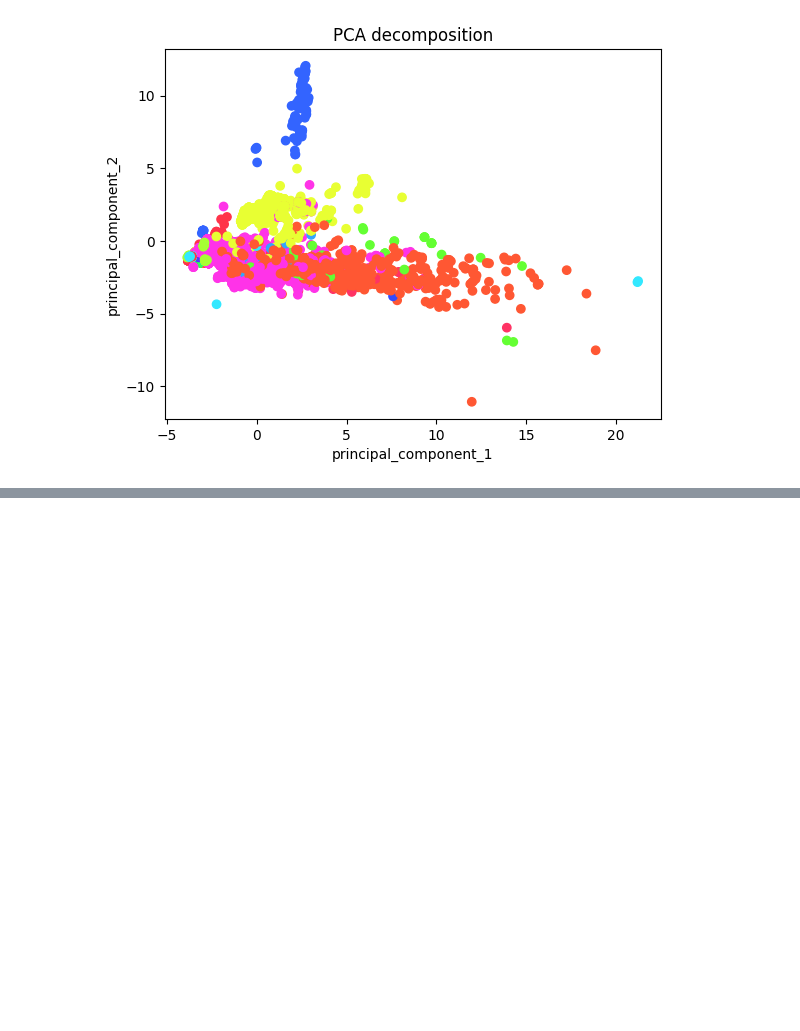
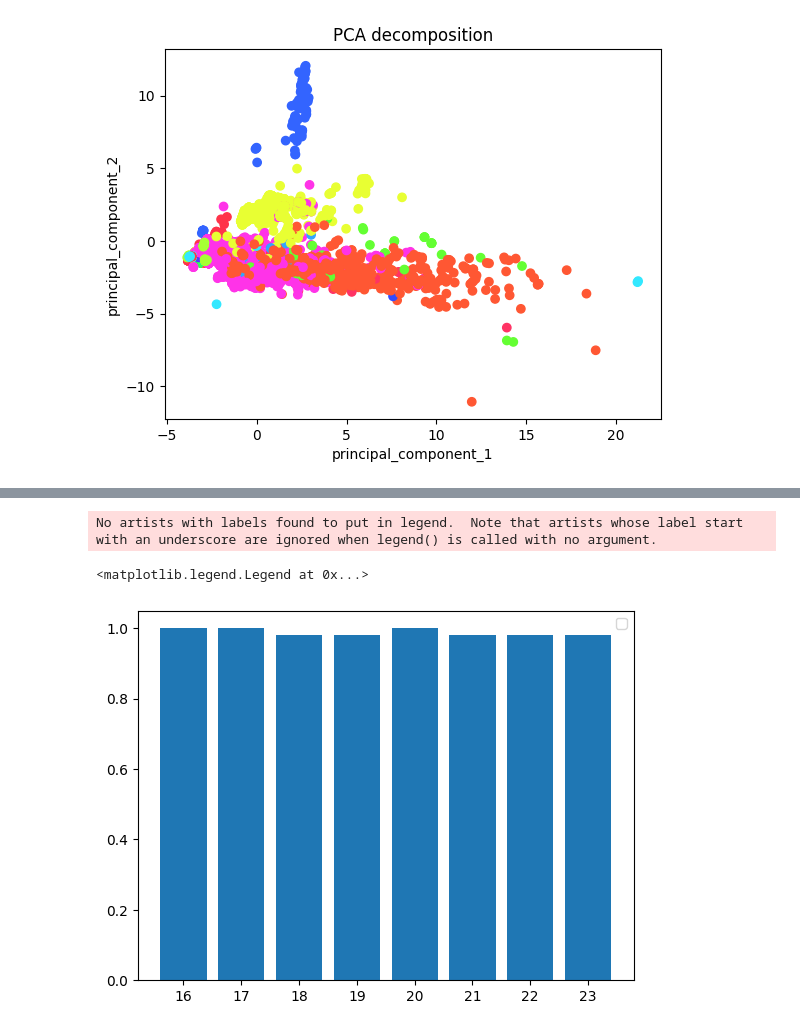
Before and after one commit to Ishikawa7/TechCollabTest, a Jupyter notebook: MalwaresPlayGround/notebook.ipynb, the cells around one changed output, grey strips where cells are left out. Cells and saved outputs as stored; diff of their text form; code cells hidden in the pictures; blank space fills up the shorter version.

```diff
--- a/MalwaresPlayGround/notebook.ipynb
+++ b/MalwaresPlayGround/notebook.ipynb
@@ -306,0 +392,30 @@ array([1.43369176e-03, 0.00000000e+00, 0.00000000e+00, 0.00000000e+00,
+# %%
+scores = []
+
+for d in range(16,24):
+    n = 50
+    rf = RandomForestClassifier(n_estimators=n,
+                                max_depth=d,
+                                random_state=1,
+                                n_jobs=-1)
+    rf.fit(X_train, y_train)
+
+    y_pred = np.array( rf.predict_proba(X_val))[:,:,1]
+
+    ra_score = roc_auc_score(y_val, y_pred.T)
+    acc_score = multiclass_accuracy(y_val_np, y_pred.T, 0.6)
+
+    scores.append((d, n, ra_score, acc_score))
+# %%
+columns = ['max_depth', 'n_estimators', 'auc', 'accuracy']
+df_scores = pd.DataFrame(scores, columns=columns)
+
+plt.bar(df_scores.max_depth, df_scores.auc )
+#plt.plot(df_subset.max_depth, df_subset.accuracy,
+ #            label='accuracy' )
+
+plt.legend()
+# %% [output]
+No artists with labels found to put in legend.  Note that artists whose label start with an underscore are ignored when legend() is called with no argument.
+<matplotlib.legend.Legend at 0x...>
+[figure, added]
```
Also changed, not shown: parts of 24 cells of this notebook.
